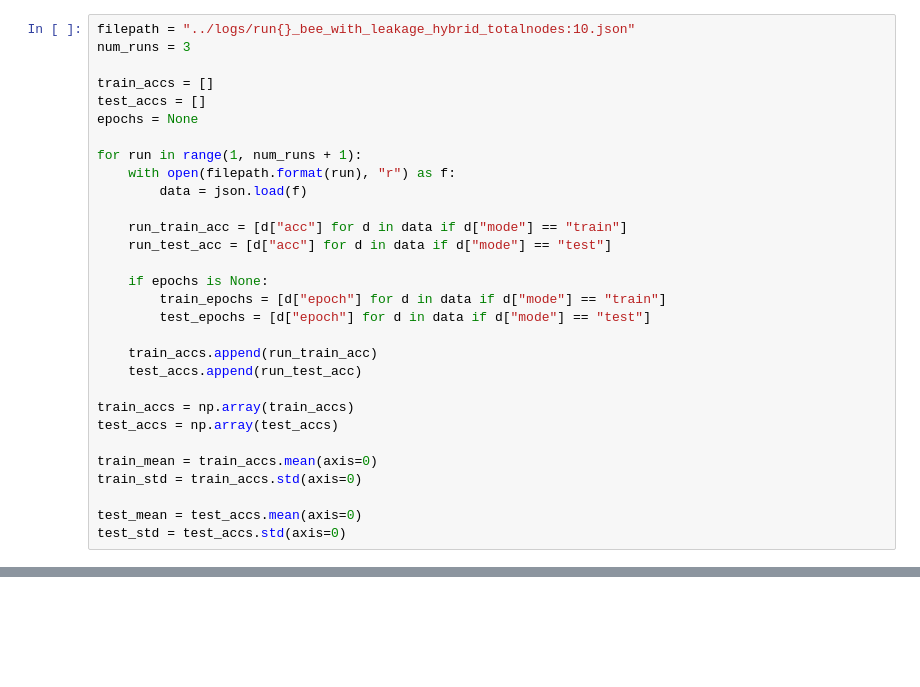
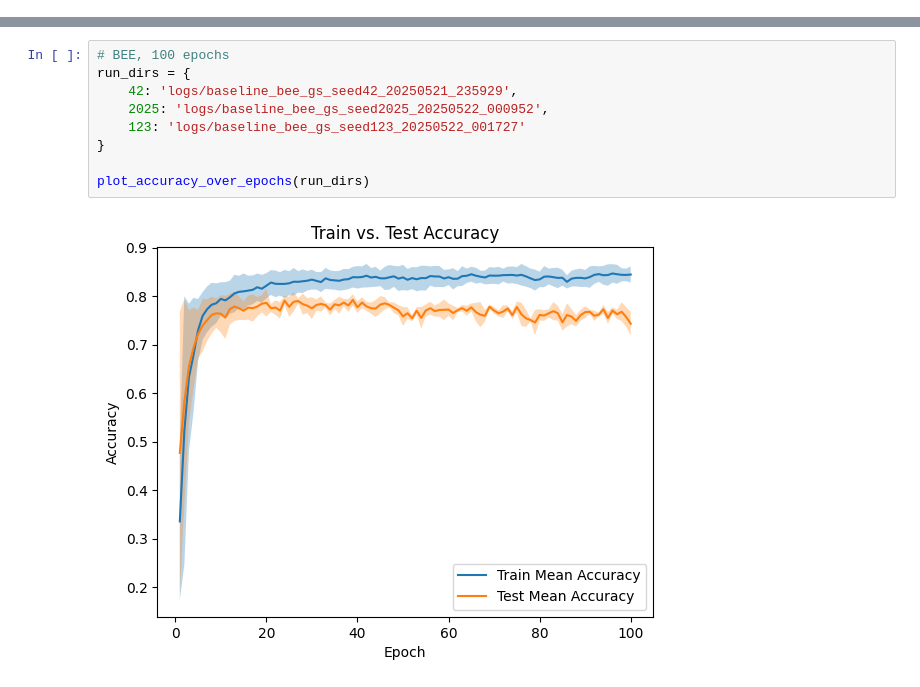
Before and after one commit to nabilasiregar/emergent-communication, a Jupyter notebook: analysis/plot.ipynb, the cells around one changed output, grey strips where cells are left out. Cells and saved outputs as stored; diff of their text form; blank space fills up the shorter version.

```diff
--- a/analysis/plot.ipynb
+++ b/analysis/plot.ipynb
@@ -151,30 +8,0 @@ plt.show()
-# %%
-filepath = "../logs/run{}_bee_with_leakage_hybrid_totalnodes:10.json"
-num_runs = 3
-
-train_accs = []
-test_accs = []
-epochs = None
-
-for run in range(1, num_runs + 1):
-    with open(filepath.format(run), "r") as f:
-        data = json.load(f)
-
-    run_train_acc = [d["acc"] for d in data if d["mode"] == "train"]
-    run_test_acc = [d["acc"] for d in data if d["mode"] == "test"]
-
-    if epochs is None:
-        train_epochs = [d["epoch"] for d in data if d["mode"] == "train"]
-        test_epochs = [d["epoch"] for d in data if d["mode"] == "test"]
-
-    train_accs.append(run_train_acc)
-    test_accs.append(run_test_acc)
-
-train_accs = np.array(train_accs)
-test_accs = np.array(test_accs)
-
-train_mean = train_accs.mean(axis=0)
-train_std = train_accs.std(axis=0)
-
-test_mean = test_accs.mean(axis=0)
-test_std = test_accs.std(axis=0)
@@ -334,0 +60,11 @@ else:
+# %%
+# BEE, 100 epochs
+run_dirs = {
+    42: 'logs/baseline_bee_gs_seed42_20250521_235929',
+    2025: 'logs/baseline_bee_gs_seed2025_20250522_000952',
+    123: 'logs/baseline_bee_gs_seed123_20250522_001727'
+}
+
+plot_accuracy_over_epochs(run_dirs)
+# %% [output]
+[figure, added]
```
Also changed, not shown: parts of 13 cells of this notebook, 4 other files.
